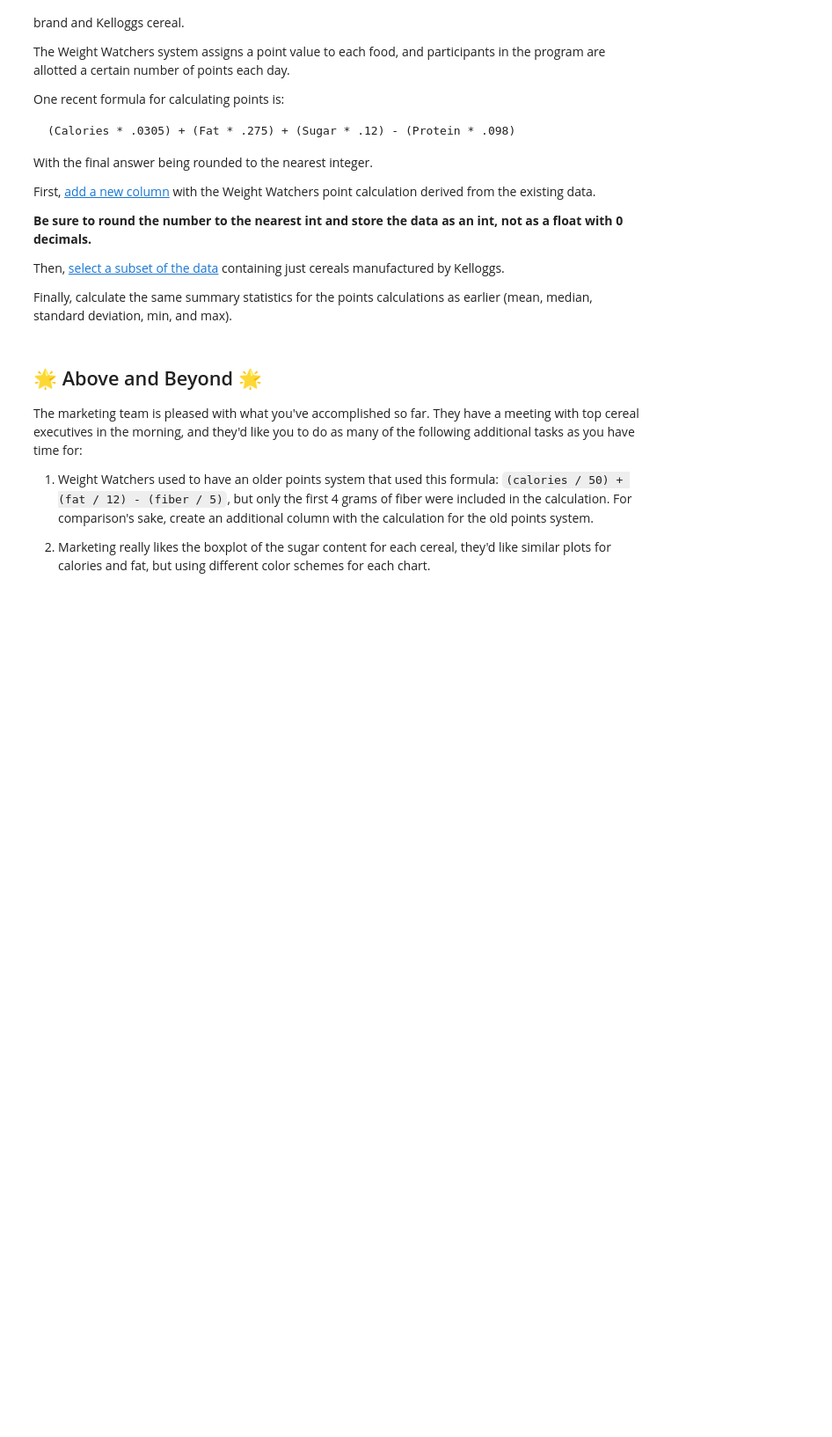
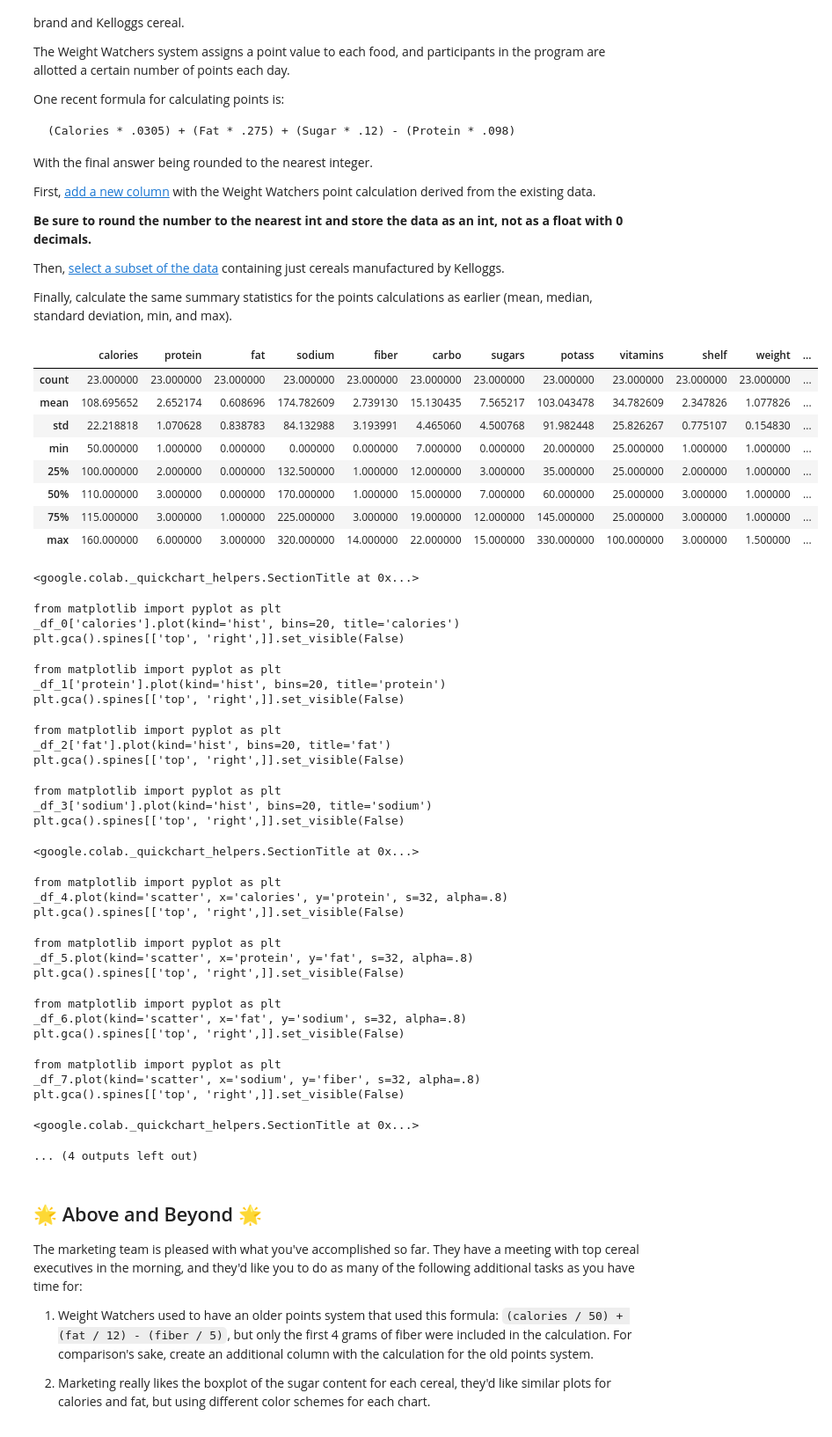
Before and after one commit to austinvirgin/austinvirgin.github.io, a Jupyter notebook: notebooks/Exploration_02.ipynb, the cells around one changed output. Shown: that part at 88% size. Drawn from its saved outputs; the diff is of its cells as text; code cells hidden in the pictures; blank space fills up the shorter version.

```diff
--- a/notebooks/Exploration_02.ipynb
+++ b/notebooks/Exploration_02.ipynb
@@ -188,6 +188,48 @@ First, [add a new column](https://pandas.pydata.org/docs/getting_started/intro_t
 Then, [select a subset of the data](https://pandas.pydata.org/docs/getting_started/intro_tutorials/03_subset_data.html#how-do-i-filter-specific-rows-from-a-dataframe) containing just cereals manufactured by Kelloggs.
 
 Finally, calculate the same summary statistics for the points calculations as earlier (mean, median, standard deviation, min, and max).
+# %%
+df['ww'] = (df['calories'] * .0305) + (df['fat'] * .275) + (df['sugars'] * .12) - (df['protein'] * .098)
+kellogs = df[df['manufacturer'] == "Kellogs"]
+kellogs.describe()
+# %% [output]
+|  | calories | protein | fat | sodium | fiber | carbo | sugars | potass | vitamins | shelf | weight | ... |
+| count | 23.000000 | 23.000000 | 23.000000 | 23.000000 | 23.000000 | 23.000000 | 23.000000 | 23.000000 | 23.000000 | 23.000000 | 23.000000 | ... |
+| mean | 108.695652 | 2.652174 | 0.608696 | 174.782609 | 2.739130 | 15.130435 | 7.565217 | 103.043478 | 34.782609 | 2.347826 | 1.077826 | ... |
+| std | 22.218818 | 1.070628 | 0.838783 | 84.132988 | 3.193991 | 4.465060 | 4.500768 | 91.982448 | 25.826267 | 0.775107 | 0.154830 | ... |
+| min | 50.000000 | 1.000000 | 0.000000 | 0.000000 | 0.000000 | 7.000000 | 0.000000 | 20.000000 | 25.000000 | 1.000000 | 1.000000 | ... |
+| 25% | 100.000000 | 2.000000 | 0.000000 | 132.500000 | 1.000000 | 12.000000 | 3.000000 | 35.000000 | 25.000000 | 2.000000 | 1.000000 | ... |
+| 50% | 110.000000 | 3.000000 | 0.000000 | 170.000000 | 1.000000 | 15.000000 | 7.000000 | 60.000000 | 25.000000 | 3.000000 | 1.000000 | ... |
+| 75% | 115.000000 | 3.000000 | 1.000000 | 225.000000 | 3.000000 | 19.000000 | 12.000000 | 145.000000 | 25.000000 | 3.000000 | 1.000000 | ... |
+| max | 160.000000 | 6.000000 | 3.000000 | 320.000000 | 14.000000 | 22.000000 | 15.000000 | 330.000000 | 100.000000 | 3.000000 | 1.500000 | ... |
+<google.colab._quickchart_helpers.SectionTitle at 0x...>
+from matplotlib import pyplot as plt
+_df_0['calories'].plot(kind='hist', bins=20, title='calories')
+plt.gca().spines[['top', 'right',]].set_visible(False)
+from matplotlib import pyplot as plt
+_df_1['protein'].plot(kind='hist', bins=20, title='protein')
+plt.gca().spines[['top', 'right',]].set_visible(False)
+from matplotlib import pyplot as plt
+_df_2['fat'].plot(kind='hist', bins=20, title='fat')
+plt.gca().spines[['top', 'right',]].set_visible(False)
+from matplotlib import pyplot as plt
+_df_3['sodium'].plot(kind='hist', bins=20, title='sodium')
+plt.gca().spines[['top', 'right',]].set_visible(False)
+<google.colab._quickchart_helpers.SectionTitle at 0x...>
+from matplotlib import pyplot as plt
+_df_4.plot(kind='scatter', x='calories', y='protein', s=32, alpha=.8)
+plt.gca().spines[['top', 'right',]].set_visible(False)
+from matplotlib import pyplot as plt
+_df_5.plot(kind='scatter', x='protein', y='fat', s=32, alpha=.8)
+plt.gca().spines[['top', 'right',]].set_visible(False)
+from matplotlib import pyplot as plt
+_df_6.plot(kind='scatter', x='fat', y='sodium', s=32, alpha=.8)
+plt.gca().spines[['top', 'right',]].set_visible(False)
+from matplotlib import pyplot as plt
+_df_7.plot(kind='scatter', x='sodium', y='fiber', s=32, alpha=.8)
+plt.gca().spines[['top', 'right',]].set_visible(False)
+<google.colab._quickchart_helpers.SectionTitle at 0x...>
+... (4 outputs left out)
 # %% [markdown]
 ## 🌟 Above and Beyond 🌟
 
```
